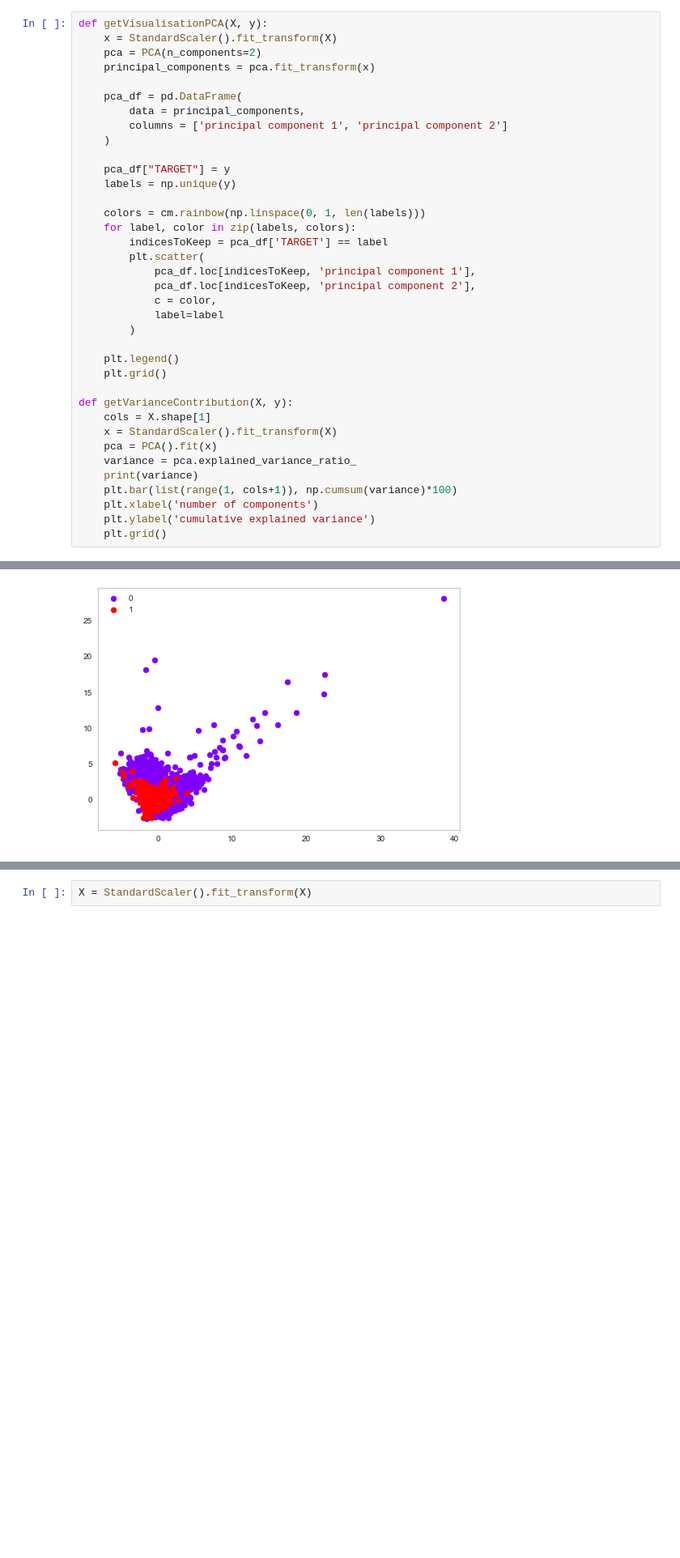
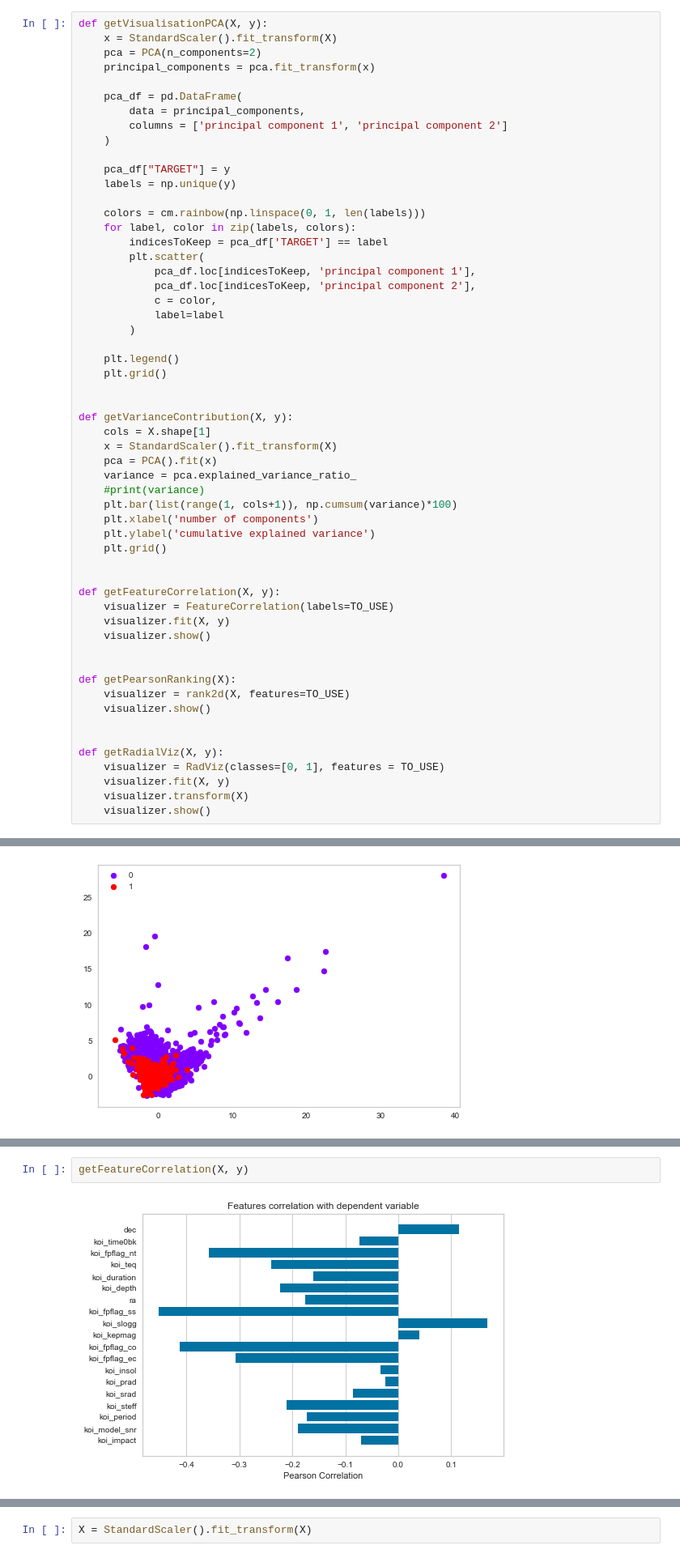
Before and after one commit to aditeyabaral/kepler-exoplanet-analysis, a Jupyter notebook: src/Prediction_ML.ipynb, the cells around one changed output, grey strips where cells are left out. Shown at 81% size. Cells and saved outputs as stored; diff of their text form; blank space fills up the shorter version.

```diff
--- a/src/Prediction_ML.ipynb
+++ b/src/Prediction_ML.ipynb
@@ -128,16 +134,35 @@ def getVisualisationPCA(X, y):
     plt.legend()
     plt.grid()
 
+
 def getVarianceContribution(X, y):
     cols = X.shape[1]
     x = StandardScaler().fit_transform(X)
     pca = PCA().fit(x)
     variance = pca.explained_variance_ratio_
-    print(variance)
+    #print(variance)
     plt.bar(list(range(1, cols+1)), np.cumsum(variance)*100)
     plt.xlabel('number of components')
     plt.ylabel('cumulative explained variance')
     plt.grid()
+
+
+def getFeatureCorrelation(X, y):
+    visualizer = FeatureCorrelation(labels=TO_USE)
+    visualizer.fit(X, y)
+    visualizer.show()
+
+
+def getPearsonRanking(X):
+    visualizer = rank2d(X, features=TO_USE)
+    visualizer.show()
+
+
+def getRadialViz(X, y):
+    visualizer = RadViz(classes=[0, 1], features = TO_USE)
+    visualizer.fit(X, y)
+    visualizer.transform(X)
+    visualizer.show()
 # %%
 getVisualisationPCA(X, y)
 # %% [output]
@@ -154 +175,5 @@ getVarianceContribution(X, y)
 [figure]
+# %%
+getFeatureCorrelation(X, y)
+# %% [output]
+[figure, added]
```
Also changed, not shown: parts of 36 cells of this notebook, 12 other files.
